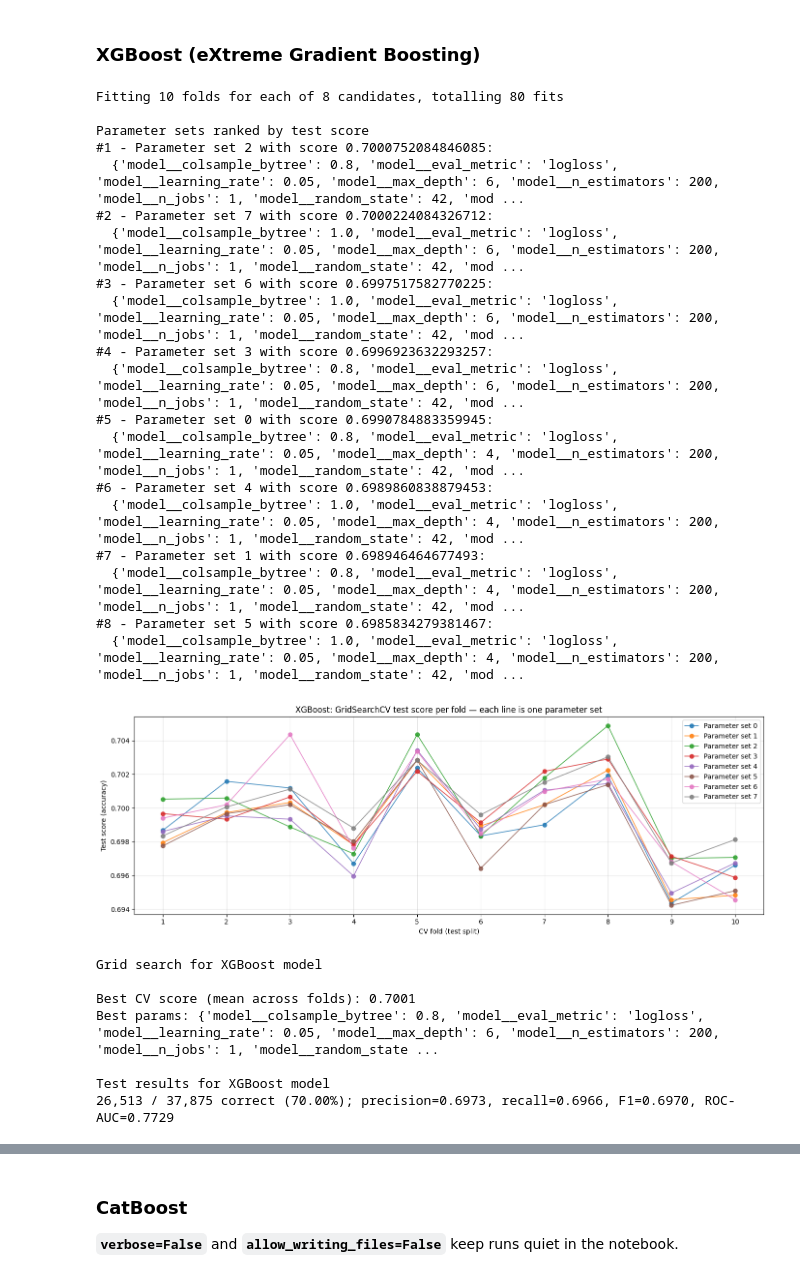
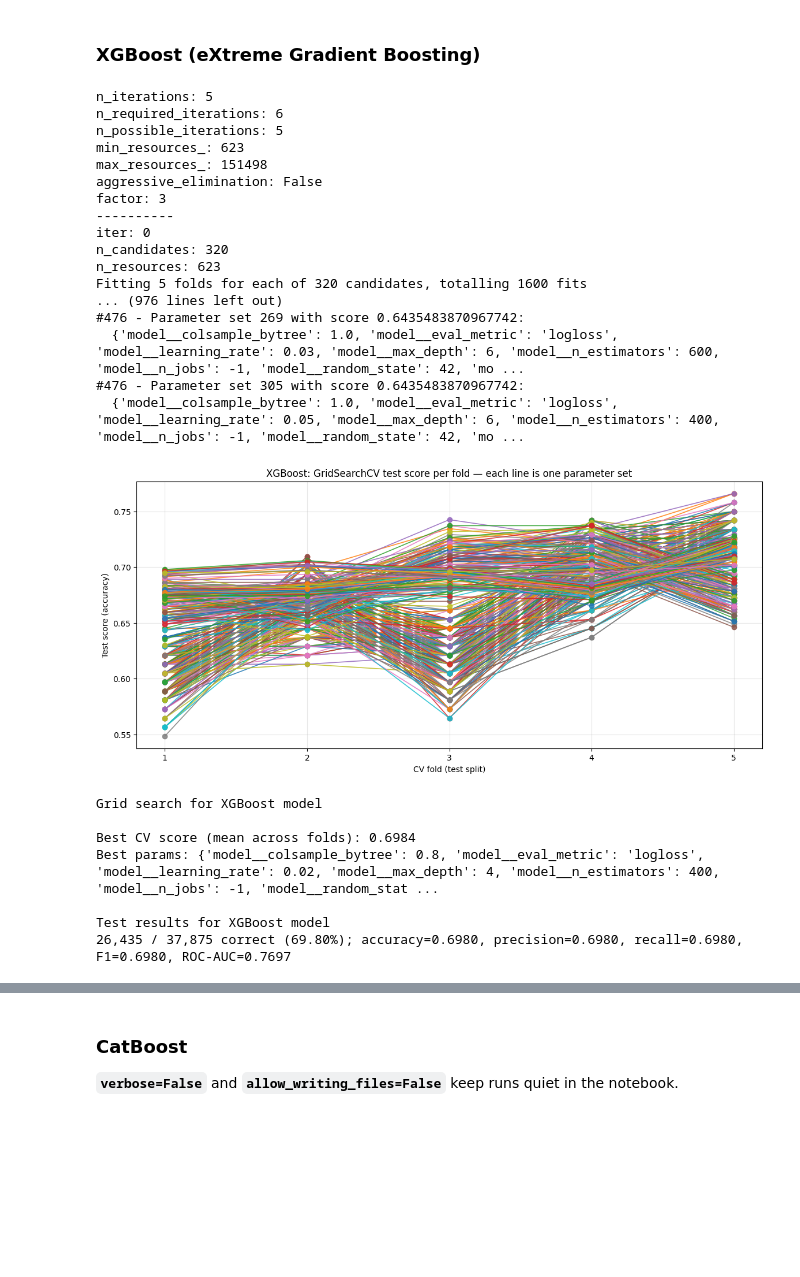
Before and after one commit to scarvalhojr/tennispredictor, a Jupyter notebook: notebook/tennispredictor.ipynb, the cells around one changed output, grey strips where cells are left out. Drawn from its saved outputs; the diff is of its cells as text; code cells hidden in the pictures; blank space fills up the shorter version.

```diff
--- a/notebook/tennispredictor.ipynb
+++ b/notebook/tennispredictor.ipynb
@@ -72,7 +74,7 @@ DROP_FEATURES = {
 # Testing and trainingparameters
 TRAIN_RATIO = 0.8
 TEST_RATIO = 1 - TRAIN_RATIO
-NUM_CV_SPLITS = 10
+NUM_CV_SPLITS = 5
 # %% [markdown]
 ### Helpers
 # %%
@@ -774,13 +904,13 @@ Test results for Random Forest model
 XGB_MODEL_NAME = "XGBoost"
 
 XGB_PARAM_GRID = {
-    "model__n_estimators": [200],
-    "model__max_depth": [4, 6],
-    "model__learning_rate": [0.05],
+    "model__n_estimators": [200, 300, 400, 500, 600],
+    "model__max_depth": [2, 4, 6, 8],
+    "model__learning_rate": [0.01, 0.02, 0.03, 0.05],
     "model__subsample": [0.8, 1.0],
     "model__colsample_bytree": [0.8, 1.0],
     "model__random_state": [RANDOM_STATE],
-    "model__n_jobs": [1],
+    "model__n_jobs": [-1],
     "model__eval_metric": ["logloss"],
     "model__tree_method": ["hist"],
 }
@@ -789,58 +919,56 @@ _transformers_xgb = []
 if metadata_cols:
     _transformers_xgb.append(("drop_metadata", "drop", metadata_cols))
 _transformers_xgb.append(("num", SimpleImputer(strategy="median"), numeric_features))
 if categorical_features:
     _transformers_xgb.append(
         (
             "cat",
             Pipeline(
                 steps=[
                     ("impute", SimpleImputer(strategy="most_frequent")),
                     (
                         "onehot",
                         OneHotEncoder(handle_unknown="ignore", sparse_output=False),
                     ),
                 ]
             ),
             categorical_features,
         )
     )
 
 preprocessor_xgb = ColumnTransformer(transformers=_transformers_xgb)
 
 xgb_pipeline = Pipeline(
     steps=[
         ("prep", preprocessor_xgb),
         ("model", XGBClassifier()),
     ]
 )
 
-xgb_model = train_and_test_model(XGB_MODEL_NAME, xgb_pipeline, XGB_PARAM_GRID)
+trained_xgb, best_xgb_params = train_and_test_model(XGB_MODEL_NAME, xgb_pipeline, XGB_PARAM_GRID)
 # %% [output]
-Fitting 10 folds for each of 8 candidates, totalling 80 fits
-
-Parameter sets ranked by test score
-#1 - Parameter set 2 with score 0.7000752084846085:
-  {'model__colsample_bytree': 0.8, 'model__eval_metric': 'logloss', 'model__learning_rate': 0.05, 'model__max_depth': 6, 'model__n_estimators': 200, 'model__n_jobs': 1, 'model__random_state': 42, 'mod ...
-#2 - Parameter set 7 with score 0.7000224084326712:
-  {'model__colsample_bytree': 1.0, 'model__eval_metric': 'logloss', 'model__learning_rate': 0.05, 'model__max_depth': 6, 'model__n_estimators': 200, 'model__n_jobs': 1, 'model__random_state': 42, 'mod ...
-#3 - Parameter set 6 with score 0.6997517582770225:
-  {'model__colsample_bytree': 1.0, 'model__eval_metric': 'logloss', 'model__learning_rate': 0.05, 'model__max_depth': 6, 'model__n_estimators': 200, 'model__n_jobs': 1, 'model__random_state': 42, 'mod ...
-#4 - Parameter set 3 with score 0.6996923632293257:
-  {'model__colsample_bytree': 0.8, 'model__eval_metric': 'logloss', 'model__learning_rate': 0.05, 'model__max_depth': 6, 'model__n_estimators': 200, 'model__n_jobs': 1, 'model__random_state': 42, 'mod ...
-#5 - Parameter set 0 with score 0.6990784883359945:
-  {'model__colsample_bytree': 0.8, 'model__eval_metric': 'logloss', 'model__learning_rate': 0.05, 'model__max_depth': 4, 'model__n_estimators': 200, 'model__n_jobs': 1, 'model__random_state': 42, 'mod ...
-#6 - Parameter set 4 with score 0.6989860838879453:
-  {'model__colsample_bytree': 1.0, 'model__eval_metric': 'logloss', 'model__learning_rate': 0.05, 'model__max_depth': 4, 'model__n_estimators': 200, 'model__n_jobs': 1, 'model__random_state': 42, 'mod ...
-#7 - Parameter set 1 with score 0.698946464677493:
-  {'model__colsample_bytree': 0.8, 'model__eval_metric': 'logloss', 'model__learning_rate': 0.05, 'model__max_depth': 4, 'model__n_estimators': 200, 'model__n_jobs': 1, 'model__random_state': 42, 'mod ...
-#8 - Parameter set 5 with score 0.6985834279381467:
-  {'model__colsample_bytree': 1.0, 'model__eval_metric': 'logloss', 'model__learning_rate': 0.05, 'model__max_depth': 4, 'model__n_estimators': 200, 'model__n_jobs': 1, 'model__random_state': 42, 'mod ...
+n_iterations: 5
+n_required_iterations: 6
+n_possible_iterations: 5
+min_resources_: 623
+max_resources_: 151498
+aggressive_elimination: False
+factor: 3
+----------
+iter: 0
+n_candidates: 320
+n_resources: 623
+Fitting 5 folds for each of 320 candidates, totalling 1600 fits
+... (976 lines left out)
+#476 - Parameter set 269 with score 0.6435483870967742:
+  {'model__colsample_bytree': 1.0, 'model__eval_metric': 'logloss', 'model__learning_rate': 0.03, 'model__max_depth': 6, 'model__n_estimators': 600, 'model__n_jobs': -1, 'model__random_state': 42, 'mo ...
+#476 - Parameter set 305 with score 0.6435483870967742:
+  {'model__colsample_bytree': 1.0, 'model__eval_metric': 'logloss', 'model__learning_rate': 0.05, 'model__max_depth': 6, 'model__n_estimators': 400, 'model__n_jobs': -1, 'model__random_state': 42, 'mo ...
-[figure, old version]
+[figure, new version]
 Grid search for XGBoost model
 
-Best CV score (mean across folds): 0.7001
-Best params: {'model__colsample_bytree': 0.8, 'model__eval_metric': 'logloss', 'model__learning_rate': 0.05, 'model__max_depth': 6, 'model__n_estimators': 200, 'model__n_jobs': 1, 'model__random_state ...
+Best CV score (mean across folds): 0.6984
+Best params: {'model__colsample_bytree': 0.8, 'model__eval_metric': 'logloss', 'model__learning_rate': 0.02, 'model__max_depth': 4, 'model__n_estimators': 400, 'model__n_jobs': -1, 'model__random_stat ...
 
 Test results for XGBoost model
-26,513 / 37,875 correct (70.00%); precision=0.6973, recall=0.6966, F1=0.6970, ROC-AUC=0.7729
+26,435 / 37,875 correct (69.80%); accuracy=0.6980, precision=0.6980, recall=0.6980, F1=0.6980, ROC-AUC=0.7697
```
Also changed, not shown: parts of 8 cells of this notebook.
